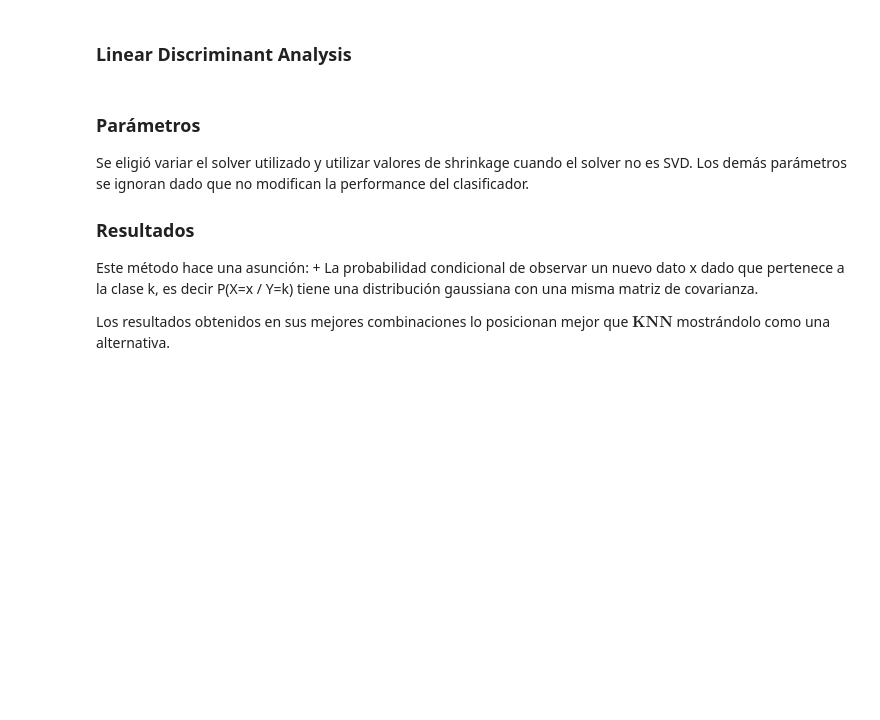
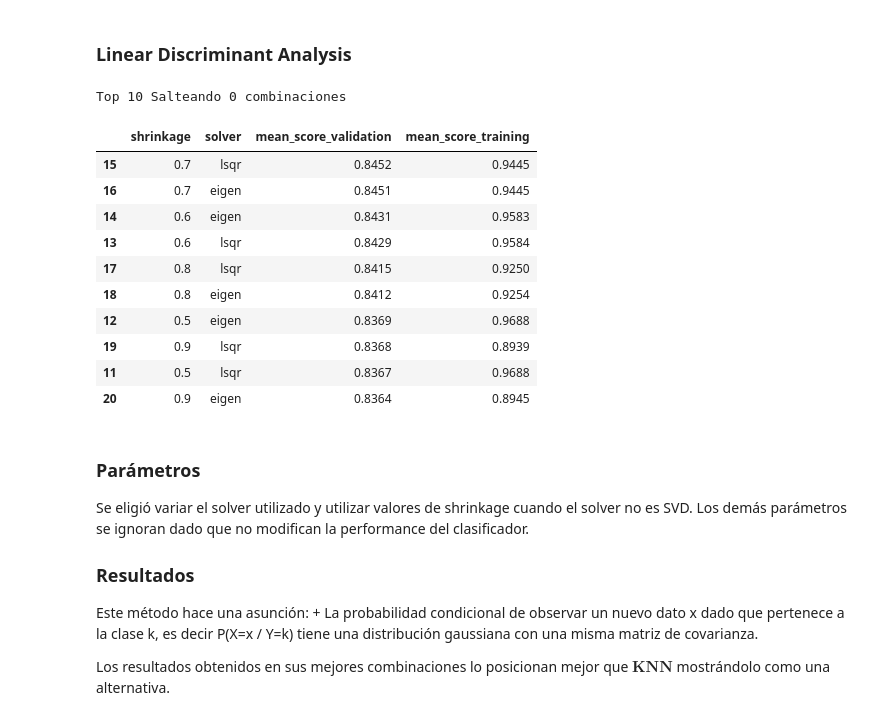
Before and after one commit to BrianBohe/aa-notebooks, a Jupyter notebook: TP1/TP1.ipynb, the cells around one changed output. Drawn from its saved outputs; the diff is of its cells as text; code cells hidden in the pictures; blank space fills up the shorter version.

```diff
--- a/TP1/TP1.ipynb
+++ b/TP1/TP1.ipynb
@@ -853,20 +883,33 @@ No se observan mejoras considerables respecto a SVM Linear.
 # %%
 # GridSearch
 def linear_discriminant_analysis_grid_search_parametrization(_X_train, _Y_train):
     lda_arguments = [
         {'solver': ['svd']},
         {
             'solver': ['lsqr', 'eigen'],
             'shrinkage': list(np.linspace(0,1,11)) + [None,'auto']
         }
     ]
 
     lda_classifier = LinearDiscriminantAnalysis()
 
     return apply_grid_search_on_classifier_and_parameters(lda_classifier, lda_arguments, _X_train, _Y_train)
 
-#grid_lda = linear_discriminant_analysis_grid_search_parametrization(X_train_np, Y_train_np)
+grid_lda = linear_discriminant_analysis_grid_search_parametrization(X_train_np, Y_train_np)
 top_results(grid_lda, 10)
+# %% [output]
+Top 10 Salteando 0 combinaciones
+|  | shrinkage | solver | mean_score_validation | mean_score_training |
+| 15 | 0.7 | lsqr | 0.8452 | 0.9445 |
+| 16 | 0.7 | eigen | 0.8451 | 0.9445 |
+| 14 | 0.6 | eigen | 0.8431 | 0.9583 |
+| 13 | 0.6 | lsqr | 0.8429 | 0.9584 |
+| 17 | 0.8 | lsqr | 0.8415 | 0.9250 |
+| 18 | 0.8 | eigen | 0.8412 | 0.9254 |
+| 12 | 0.5 | eigen | 0.8369 | 0.9688 |
+| 19 | 0.9 | lsqr | 0.8368 | 0.8939 |
+| 11 | 0.5 | lsqr | 0.8367 | 0.9688 |
+| 20 | 0.9 | eigen | 0.8364 | 0.8945 |
 # %% [markdown]
 ### Parámetros
 Se eligió variar el solver utilizado y utilizar valores de shrinkage cuando el solver no es SVD. Los demás parámetros se ignoran dado que no modifican la performance del clasificador.
```
Also changed, not shown: parts of 20 cells of this notebook.
